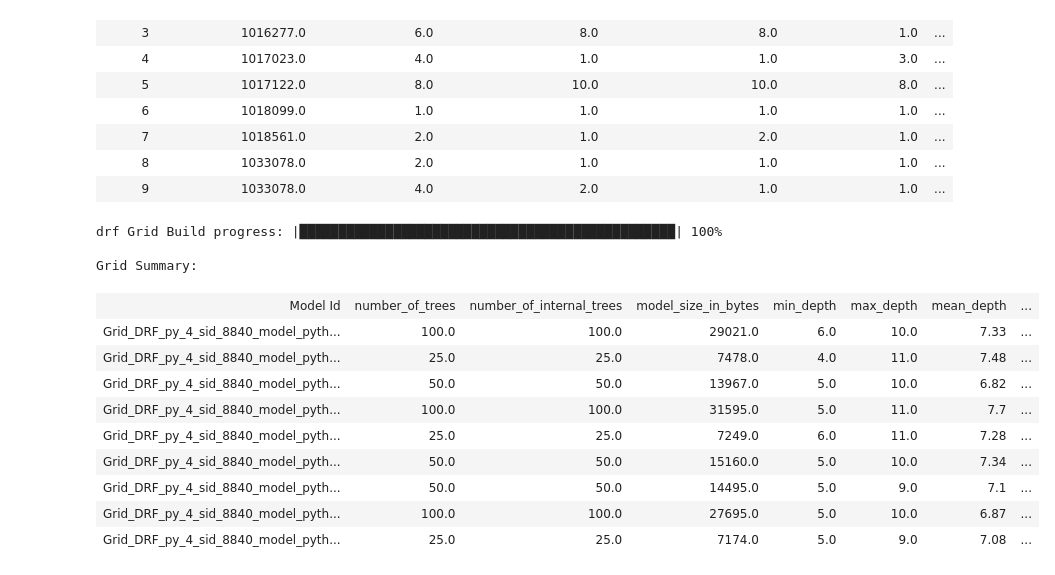
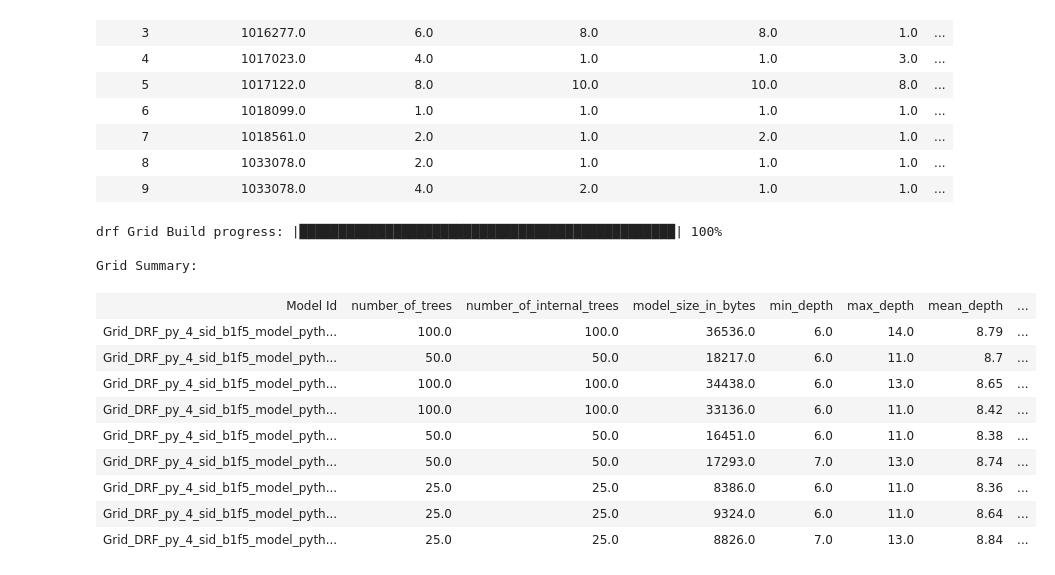
Before and after one commit to JurgenTas/Programming, a Jupyter notebook: Python/Notebooks/classification.ipynb, the cells around one changed output. Cells and saved outputs as stored; diff of their text form; code cells hidden in the pictures.

```diff
--- a/Python/Notebooks/classification.ipynb
+++ b/Python/Notebooks/classification.ipynb
@@ -75,34 +75,36 @@ train, test = df_hex.split_frame(ratios=[0.6])
 # %%
 # hyperparameter search (random forest)
 from h2o.estimators import H2ORandomForestEstimator
 import h2o.grid
 
 grid_search = h2o.grid.H2OGridSearch(
     H2ORandomForestEstimator(
-        nfolds = 5
+        nfolds = 5,
+        balance_classes = True,
+        seed = 123
     ),
     hyper_params ={
         "ntrees": [25, 50, 100],
         "mtries": [3, 4, 5],
     }
 )
 
 grid_search.train(x, y, train)
 grid_search.summary()
 # %% [output]
 drf Grid Build progress: |████████████████████████████████████████████████| 100%
 
 Grid Summary:
 | Model Id | number_of_trees | number_of_internal_trees | model_size_in_bytes | min_depth | max_depth | mean_depth | ... |
-| Grid_DRF_py_4_sid_8840_model_pyth... | 100.0 | 100.0 | 29021.0 | 6.0 | 10.0 | 7.33 | ... |
-| Grid_DRF_py_4_sid_8840_model_pyth... | 25.0 | 25.0 | 7478.0 | 4.0 | 11.0 | 7.48 | ... |
-| Grid_DRF_py_4_sid_8840_model_pyth... | 50.0 | 50.0 | 13967.0 | 5.0 | 10.0 | 6.82 | ... |
-| Grid_DRF_py_4_sid_8840_model_pyth... | 100.0 | 100.0 | 31595.0 | 5.0 | 11.0 | 7.7 | ... |
-| Grid_DRF_py_4_sid_8840_model_pyth... | 25.0 | 25.0 | 7249.0 | 6.0 | 11.0 | 7.28 | ... |
-| Grid_DRF_py_4_sid_8840_model_pyth... | 50.0 | 50.0 | 15160.0 | 5.0 | 10.0 | 7.34 | ... |
-| Grid_DRF_py_4_sid_8840_model_pyth... | 50.0 | 50.0 | 14495.0 | 5.0 | 9.0 | 7.1 | ... |
-| Grid_DRF_py_4_sid_8840_model_pyth... | 100.0 | 100.0 | 27695.0 | 5.0 | 10.0 | 6.87 | ... |
-| Grid_DRF_py_4_sid_8840_model_pyth... | 25.0 | 25.0 | 7174.0 | 5.0 | 9.0 | 7.08 | ... |
+| Grid_DRF_py_4_sid_b1f5_model_pyth... | 100.0 | 100.0 | 36536.0 | 6.0 | 14.0 | 8.79 | ... |
+| Grid_DRF_py_4_sid_b1f5_model_pyth... | 50.0 | 50.0 | 18217.0 | 6.0 | 11.0 | 8.7 | ... |
+| Grid_DRF_py_4_sid_b1f5_model_pyth... | 100.0 | 100.0 | 34438.0 | 6.0 | 13.0 | 8.65 | ... |
+| Grid_DRF_py_4_sid_b1f5_model_pyth... | 100.0 | 100.0 | 33136.0 | 6.0 | 11.0 | 8.42 | ... |
+| Grid_DRF_py_4_sid_b1f5_model_pyth... | 50.0 | 50.0 | 16451.0 | 6.0 | 11.0 | 8.38 | ... |
+| Grid_DRF_py_4_sid_b1f5_model_pyth... | 50.0 | 50.0 | 17293.0 | 7.0 | 13.0 | 8.74 | ... |
+| Grid_DRF_py_4_sid_b1f5_model_pyth... | 25.0 | 25.0 | 8386.0 | 6.0 | 11.0 | 8.36 | ... |
+| Grid_DRF_py_4_sid_b1f5_model_pyth... | 25.0 | 25.0 | 9324.0 | 6.0 | 11.0 | 8.64 | ... |
+| Grid_DRF_py_4_sid_b1f5_model_pyth... | 25.0 | 25.0 | 8826.0 | 7.0 | 13.0 | 8.84 | ... |
 # %%
 # sorted on the specified area under the ROC curve
 grid_sorted = grid_search.get_grid(sort_by='auc', decreasing=True)
```
Also changed, not shown: parts of 5 cells of this notebook, 1 other file.
